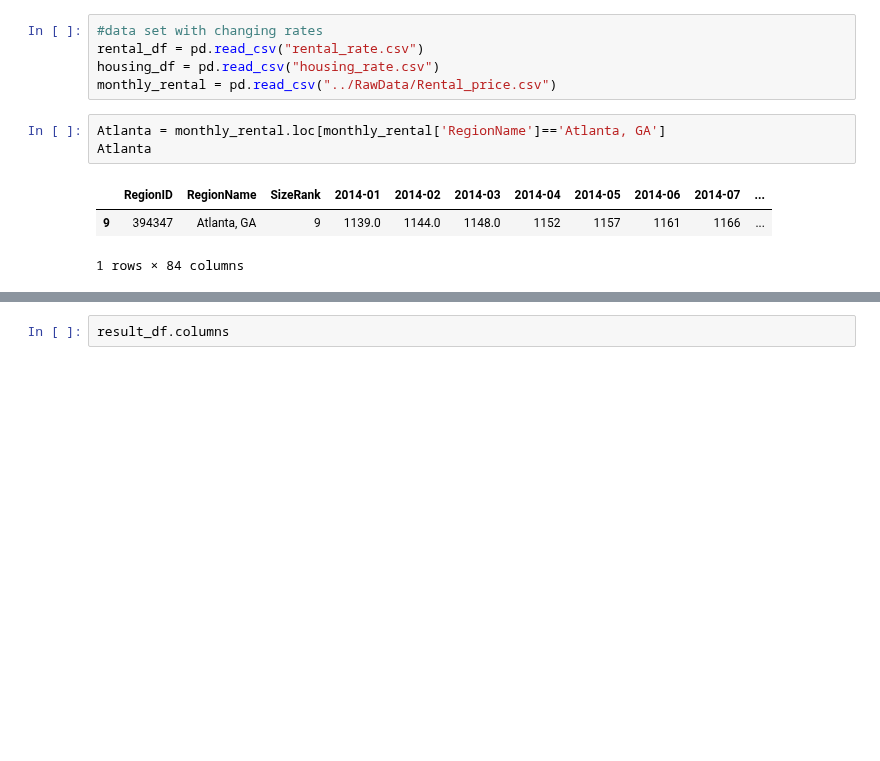
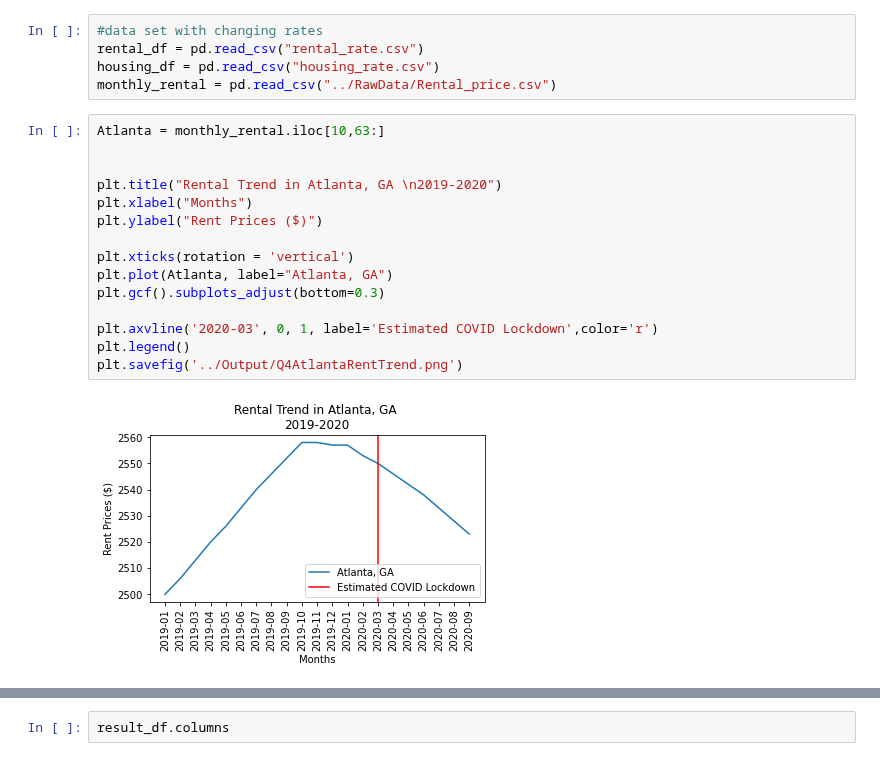
Before and after one commit to stellakk75/HousingMarketCOVID-19Project, a Jupyter notebook: QuestionsAnalysis/Q4_rental.ipynb, the cells around one changed output, grey strips where cells are left out. Saved outputs shown, nothing was run; the diff lists cells and outputs as text; blank space fills up the shorter version.

Commit message:
visualizations2

```diff
--- a/QuestionsAnalysis/Q4_rental.ipynb
+++ b/QuestionsAnalysis/Q4_rental.ipynb
@@ -8,10 +8,20 @@ import scipy.stats as sts
 rental_df = pd.read_csv("rental_rate.csv")
 housing_df = pd.read_csv("housing_rate.csv")
 monthly_rental = pd.read_csv("../RawData/Rental_price.csv")
-# %%
-Atlanta = monthly_rental.loc[monthly_rental['RegionName']=='Atlanta, GA']
-Atlanta
-# %% [output]
-|  | RegionID | RegionName | SizeRank | 2014-01 | 2014-02 | 2014-03 | 2014-04 | 2014-05 | 2014-06 | 2014-07 | ... |
-| 9 | 394347 | Atlanta, GA | 9 | 1139.0 | 1144.0 | 1148.0 | 1152 | 1157 | 1161 | 1166 | ... |
-1 rows × 84 columns
+# %%
+Atlanta = monthly_rental.iloc[10,63:]
+
+
+plt.title("Rental Trend in Atlanta, GA \n2019-2020")
+plt.xlabel("Months")
+plt.ylabel("Rent Prices ($)")
+
+plt.xticks(rotation = 'vertical')
+plt.plot(Atlanta, label="Atlanta, GA")
+plt.gcf().subplots_adjust(bottom=0.3)
+
+plt.axvline('2020-03', 0, 1, label='Estimated COVID Lockdown',color='r')
+plt.legend()
+plt.savefig('../Output/Q4AtlantaRentTrend.png')
+# %% [output]
+[figure, added]
```
Also changed, not shown: parts of 7 cells of this notebook, 5 other files.
